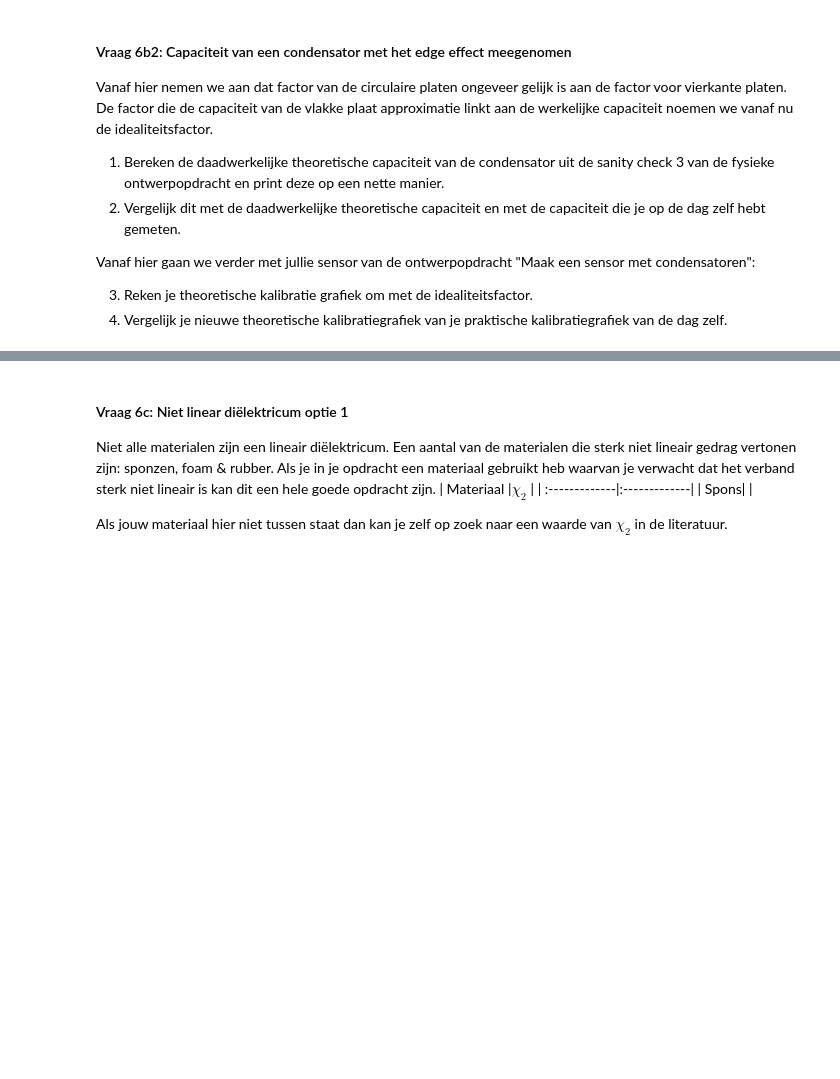
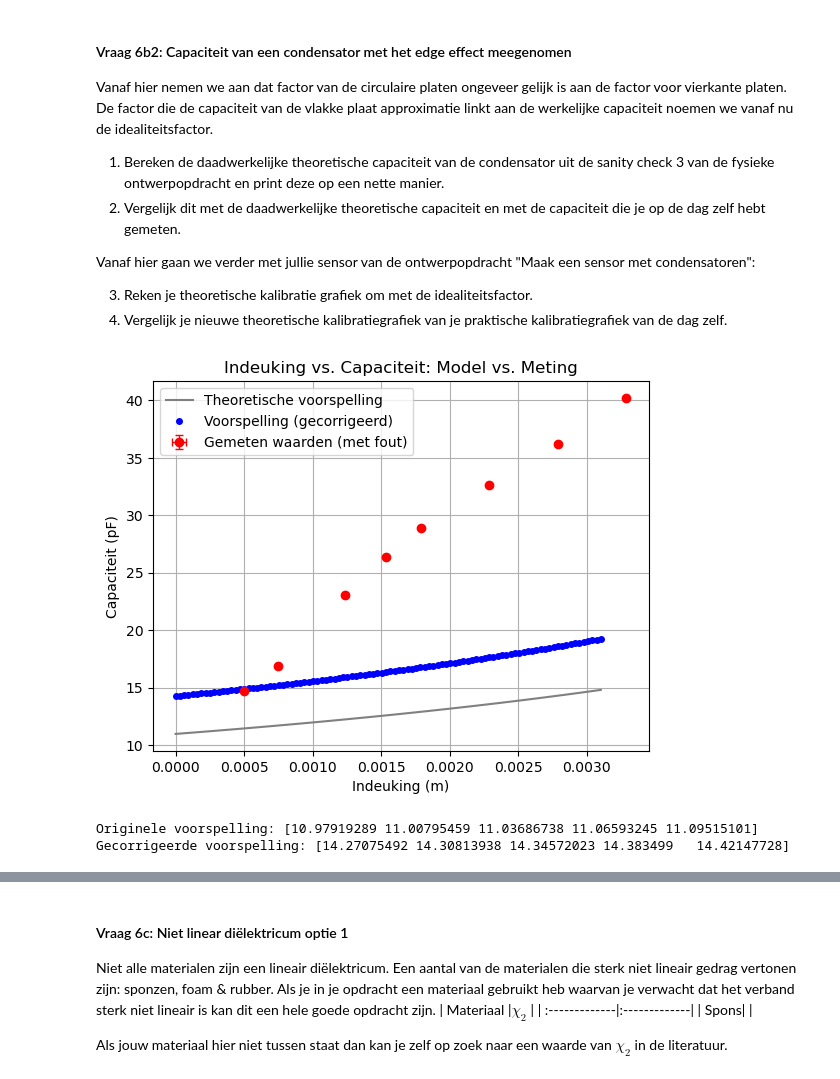
Before and after one commit to jobkruisdijk-boop/opdrachten-DEF-D, a Jupyter notebook: DigitaleOntwerpopdrachten/1CondensatorOpdracht/CondensatorOntwerpopdracht6.ipynb, the cells around one changed output, grey strips where cells are left out. Drawn from its saved outputs; the diff is of its cells as text; code cells hidden in the pictures; blank space fills up the shorter version.

```diff
--- a/DigitaleOntwerpopdrachten/1CondensatorOpdracht/CondensatorOntwerpopdracht6.ipynb
+++ b/DigitaleOntwerpopdrachten/1CondensatorOpdracht/CondensatorOntwerpopdracht6.ipynb
@@ -740,33 +749,35 @@ Vanaf hier gaan we verder met jullie sensor van de ontwerpopdracht "Maak een sen
 # %%
 import matplotlib.pyplot as plt
 
 #Vraag 1:
 
 Idealfactor = C_sn_vierkant
 
 Capaciteit_gecorrigeerd = Capaciteit_voorspellingpF * Idealfactor
 
 #Vraag 2:
-plt.figure(figsize=(10, 6)) # Optioneel: maakt de grafiek iets groter
+plt.figure
 
 plt.errorbar(delta_x_spons, capaciteit_gemetenpF, xerr=sigma_x, yerr=sigma_C, fmt='o', color='red', ecolor='red', elinewidth=1, capsize=3, label='Gemeten waarden (met fout)')
 
 plt.plot(delta_x_voorspelling, Capaciteit_voorspellingpF, color='gray', label='Theoretische voorspelling')
 
 plt.plot(delta_x_voorspelling, Capaciteit_gecorrigeerd, 'bo', markersize=4, label='Voorspelling (gecorrigeerd)')
 
-# 3. Opmaak
 plt.xlabel("Indeuking (m)")
 plt.ylabel("Capaciteit (pF)")
 plt.title("Indeuking vs. Capaciteit: Model vs. Meting")
 plt.legend()
 plt.grid(True)
 
 plt.show()
 
-# 4. Debugging/Checks
 print(f"Originele voorspelling: {Capaciteit_voorspellingpF[:5]}") # Toont eerste 5 waarden
 print(f"Gecorrigeerde voorspelling: {Capaciteit_gecorrigeerd[:5]}")
+# %% [output]
+[figure, added]
+Originele voorspelling: [10.97919289 11.00795459 11.03686738 11.06593245 11.09515101]
+Gecorrigeerde voorspelling: [14.27075492 14.30813938 14.34572023 14.383499   14.42147728]
 # %%
 #Vraag 3:
 Idealfactor = C_sn_vierkant
```
Also changed, not shown: parts of 10 cells of this notebook, 3 other files.
